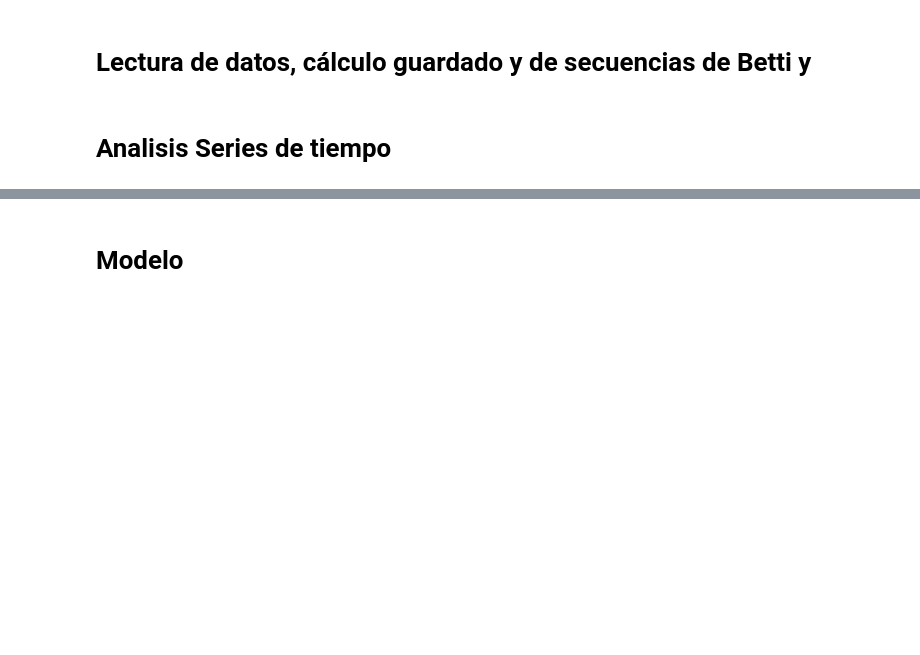
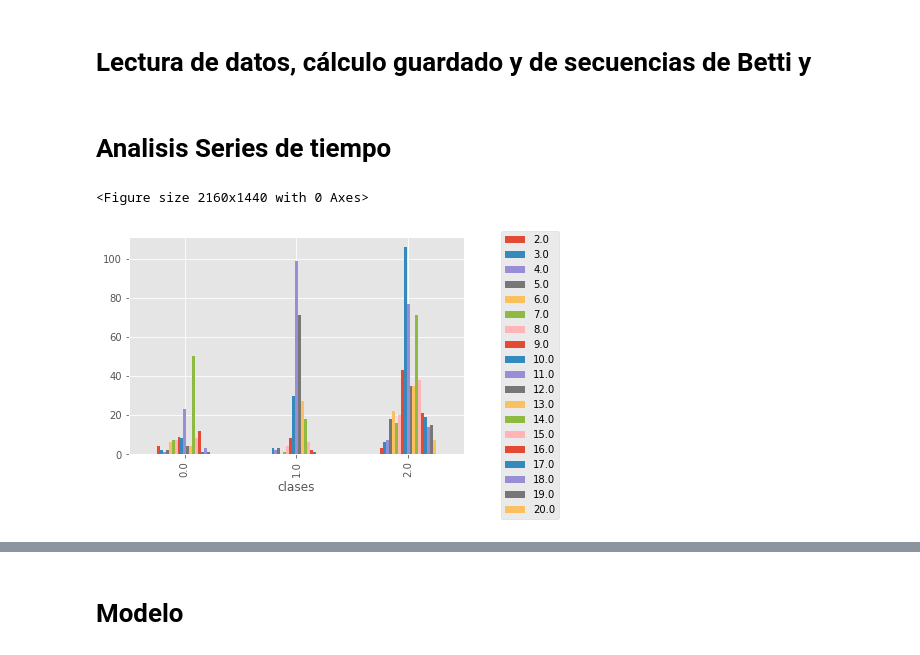
Before and after one commit to BenjamTorr/TDA_DeepL_TimeSeries, a Jupyter notebook: StrarlightCurves.ipynb, the cells around one changed output, grey strips where cells are left out. Saved outputs shown, nothing was run; the diff lists cells and outputs as text; code cells hidden in the pictures; blank space fills up the shorter version.

```diff
--- a/StrarlightCurves.ipynb
+++ b/StrarlightCurves.ipynb
@@ -191,5 +193,5 @@ def load_full(path_train, path_test, path_folder_save, n_bins=200, max_edge_leng
 # %%
 training_path = '/content/drive/MyDrive/Analysis Data/Starlights/Train/StarLightCurves_TRAIN.arff'
 test_path = '/content/drive/MyDrive/Analysis Data/Starlights/Test/StarLightCurves_TEST.arff'
-save_folder = '/content/drive/MyDrive/Analysis Data/Starlights/Betti_saved04'
+save_folder = '/content/drive/MyDrive/Analysis Data/Starlights/Betti_saved_1020'
 # %%
@@ -200,0 +212,12 @@ TS_train, TS_tes, _,_ = load_data(training_path, test_path)
+# %%
+df = pd.DataFrame({"clases" : y_train, "dimension": dimension, "delay": delay})
+# %%
+plt.figure(figsize=(30,20))
+plt.style.use('ggplot')
+df.groupby(['clases', 'dimension'])\
+      .dimension.count().unstack().plot.bar(legend=True)
+plt.legend(bbox_to_anchor=(1.3, 1.05))
+plt.show()
+# %% [output]
+<Figure size 2160x1440 with 0 Axes>
+[figure, added]
```
Also changed, not shown: parts of 35 cells of this notebook.
